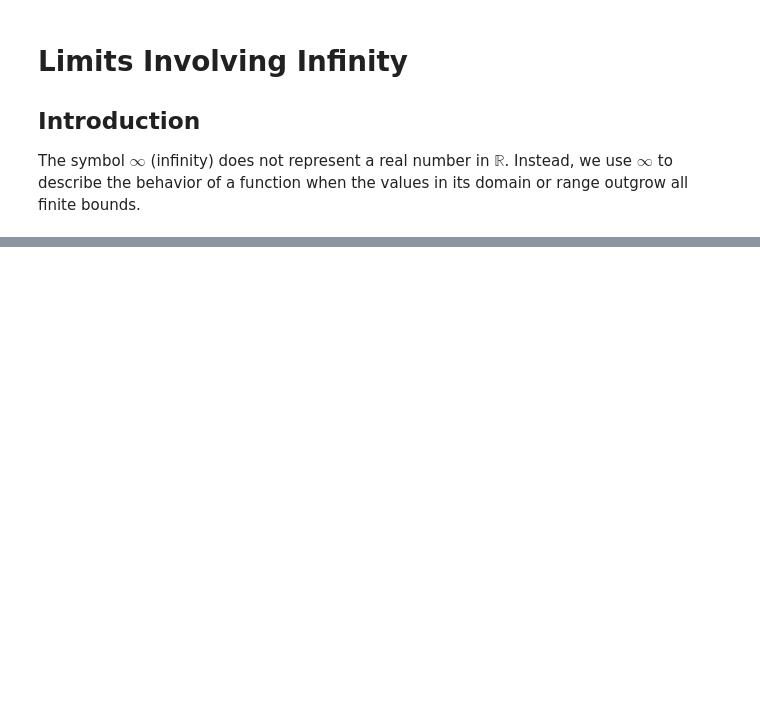
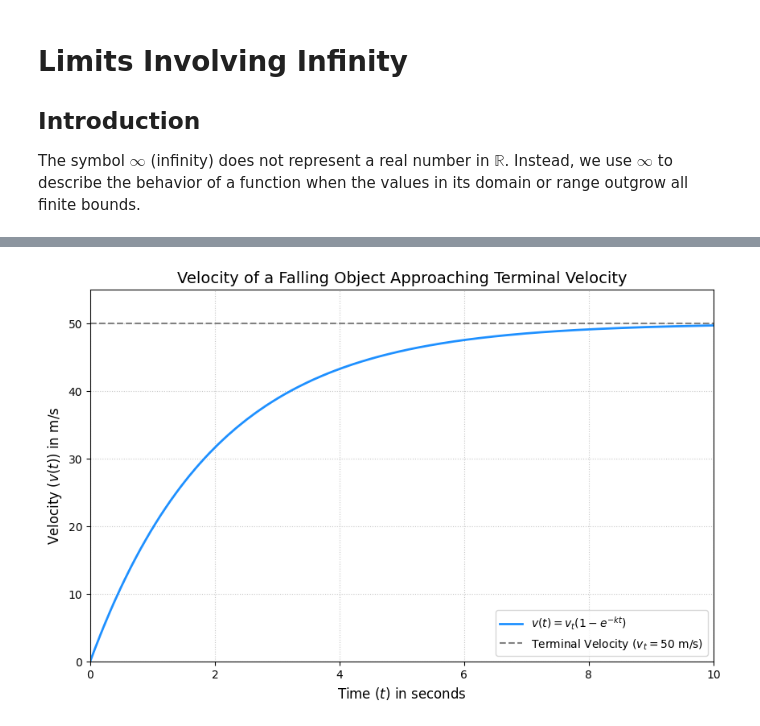
Before and after one commit to PatiphanAK/math-for-it, a Jupyter notebook: calculus/02_limits/06_Limit_invole_infinity.ipynb, the cells around one changed output, grey strips where cells are left out. Saved outputs shown, nothing was run; the diff lists cells and outputs as text; code cells hidden in the pictures; blank space fills up the shorter version.

```diff
--- a/calculus/02_limits/06_Limit_invole_infinity.ipynb
+++ b/calculus/02_limits/06_Limit_invole_infinity.ipynb
@@ -153,0 +148,47 @@ $$\lim_{x \to \infty} \frac{f(x)}{g(x)} = \lim_{x \to \infty} \frac{f'(x)}{g'(x)
+# %%
+def terminal_velocity_function(t, v_terminal, k):
+    """
+    Calculates the velocity of a falling object approaching terminal velocity.
+
+    Args:
+        t (float or np.array): Time elapsed.
+        v_terminal (float): The terminal velocity of the object.
+        k (float): A constant related to air resistance and mass (determines
+                   how quickly the object approaches terminal velocity).
+
+    Returns:
+        float or np.array: The velocity of the object at time t.
+    """
+    return v_terminal * (1 - np.exp(-k * t))
+
+# --- Parameters for the simulation ---
+v_t = 50  # Terminal velocity (e.g., 50 m/s)
+k = 0.5   # Constant related to air resistance (e.g., 0.5 1/s)
+
+# Generate a range of time values
+t = np.linspace(0, 10, 500) # Time from 0 to 10 seconds
+
+# Calculate the velocity at each time point
+velocity = terminal_velocity_function(t, v_t, k)
+
+# --- Plotting the graph ---
+plt.figure(figsize=(10, 6)) # Set figure size for better visualization
+plt.plot(t, velocity, color='dodgerblue', linewidth=2, label=r'$v(t) = v_t (1 - e^{-kt})$')
+
+# Plot the horizontal asymptote (terminal velocity)
+plt.axhline(v_t, color='gray', linestyle='--', linewidth=1.5, label=f'Terminal Velocity ($v_t = {v_t}$ m/s)')
+
+# Add labels and title
+plt.xlabel('Time ($t$) in seconds', fontsize=12)
+plt.ylabel('Velocity ($v(t)$) in m/s', fontsize=12)
+plt.title('Velocity of a Falling Object Approaching Terminal Velocity', fontsize=14)
+plt.grid(True, linestyle=':', alpha=0.7) # Add a subtle grid
+plt.legend(fontsize=10) # Display the legend
+plt.ylim(0, v_t * 1.1) # Set y-axis limits to show a bit above terminal velocity
+plt.xlim(0, max(t)) # Set x-axis limits
+
+# Customize tick marks
+plt.tick_params(axis='both', which='major', labelsize=10)
+plt.show()
+# %% [output]
+[figure, added]
```
Also changed, not shown: parts of 6 cells of this notebook, 1 other file.
